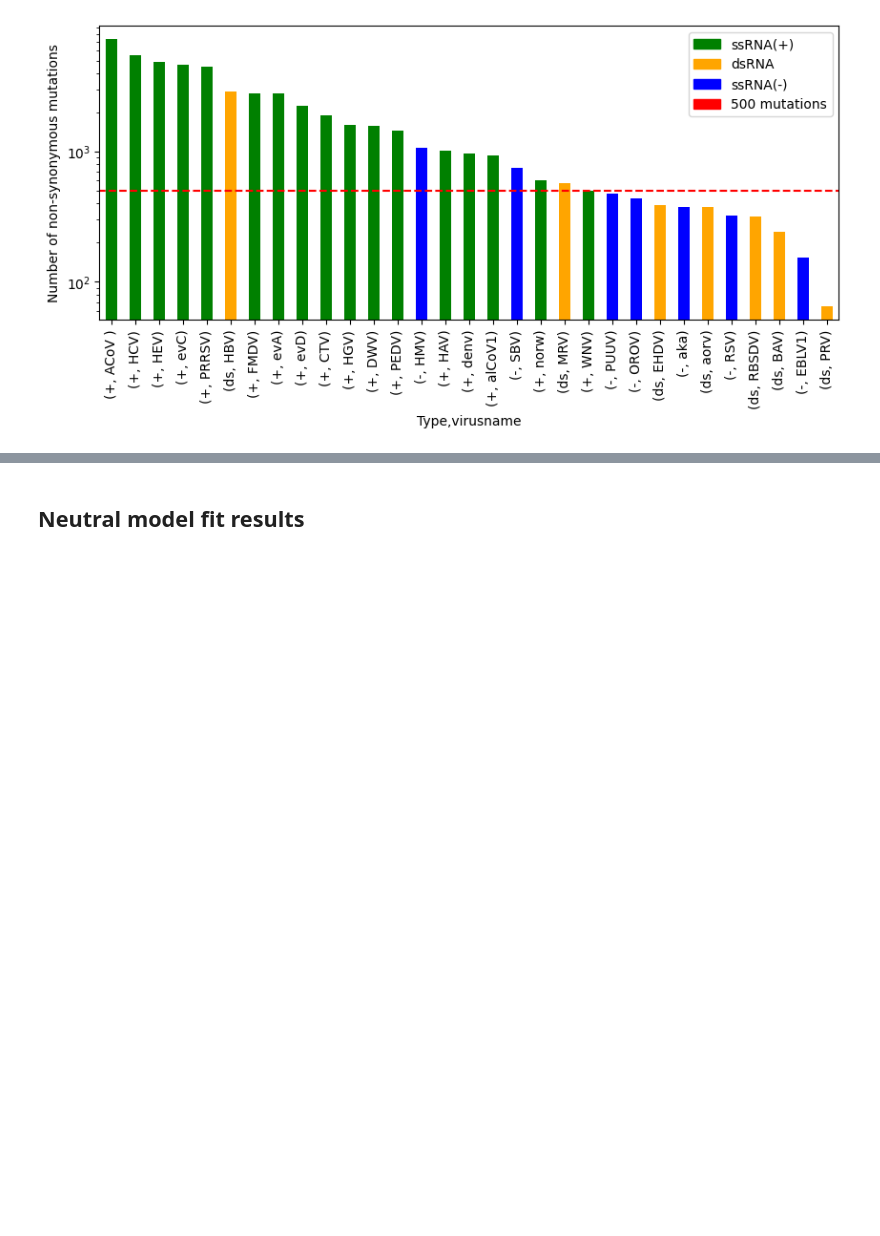
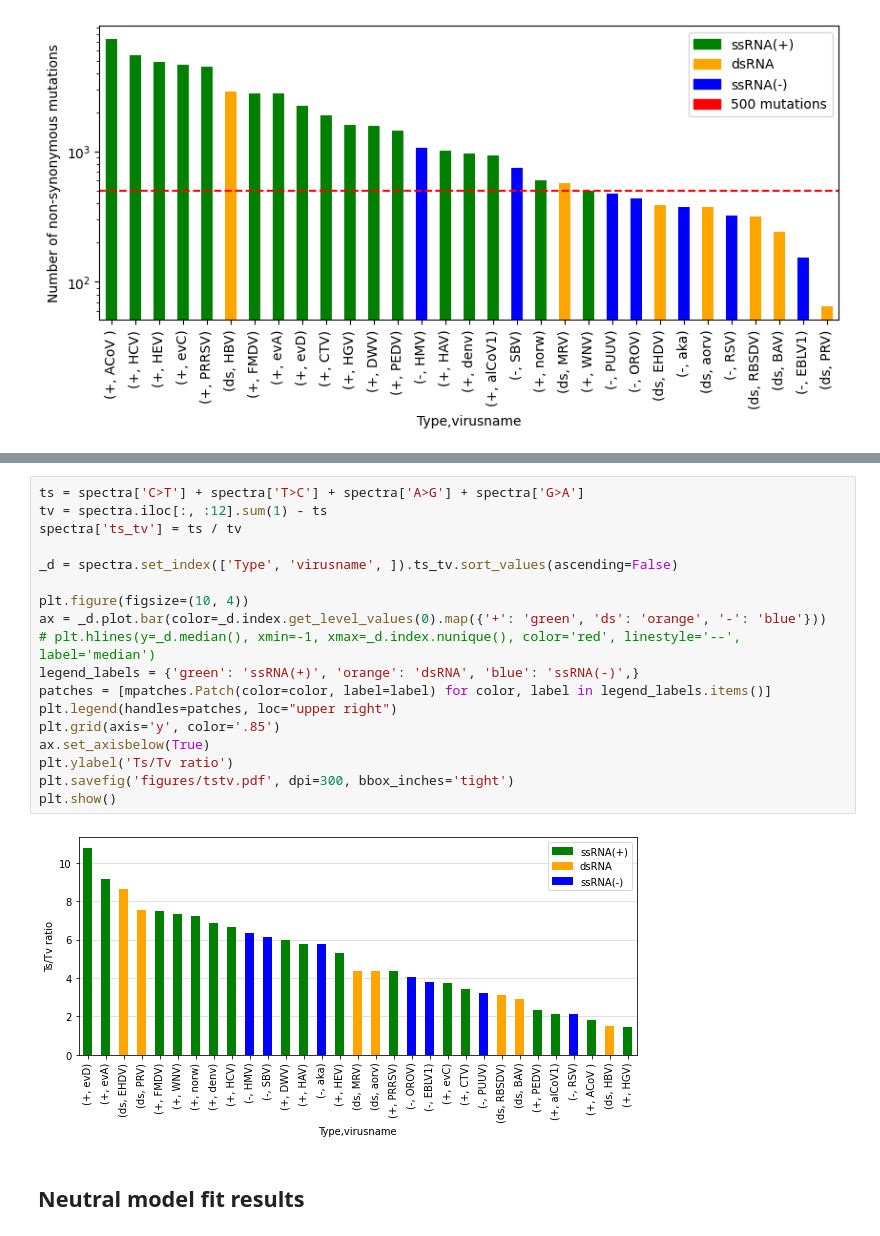
Before and after one commit to mitoclub/RNAViralMutSpec, a Jupyter notebook: viral_spectra/model_fit_workflow.ipynb, the cells around one changed output, grey strips where cells are left out. Saved outputs shown, nothing was run; the diff lists cells and outputs as text; blank space fills up the shorter version.

```diff
--- a/viral_spectra/model_fit_workflow.ipynb
+++ b/viral_spectra/model_fit_workflow.ipynb
@@ -107,6 +105,26 @@ plt.savefig('figures/ns_mut_frac.pdf', dpi=300, bbox_inches='tight')
 plt.show()
 # %% [output]
 [figure]
+# %%
+ts = spectra['C>T'] + spectra['T>C'] + spectra['A>G'] + spectra['G>A']
+tv = spectra.iloc[:, :12].sum(1) - ts
+spectra['ts_tv'] = ts / tv
+
+_d = spectra.set_index(['Type', 'virusname', ]).ts_tv.sort_values(ascending=False)
+
+plt.figure(figsize=(10, 4))
+ax = _d.plot.bar(color=_d.index.get_level_values(0).map({'+': 'green', 'ds': 'orange', '-': 'blue'}))
+# plt.hlines(y=_d.median(), xmin=-1, xmax=_d.index.nunique(), color='red', linestyle='--', label='median')
+legend_labels = {'green': 'ssRNA(+)', 'orange': 'dsRNA', 'blue': 'ssRNA(-)',}
+patches = [mpatches.Patch(color=color, label=label) for color, label in legend_labels.items()]
+plt.legend(handles=patches, loc="upper right")
+plt.grid(axis='y', color='.85')
+ax.set_axisbelow(True)
+plt.ylabel('Ts/Tv ratio')
+plt.savefig('figures/tstv.pdf', dpi=300, bbox_inches='tight')
+plt.show()
+# %% [output]
+[figure, added]
 # %% [markdown]
 ## Neutral model fit results
 # %%
```
Also changed, not shown: parts of 3 cells of this notebook, 6 other files.
